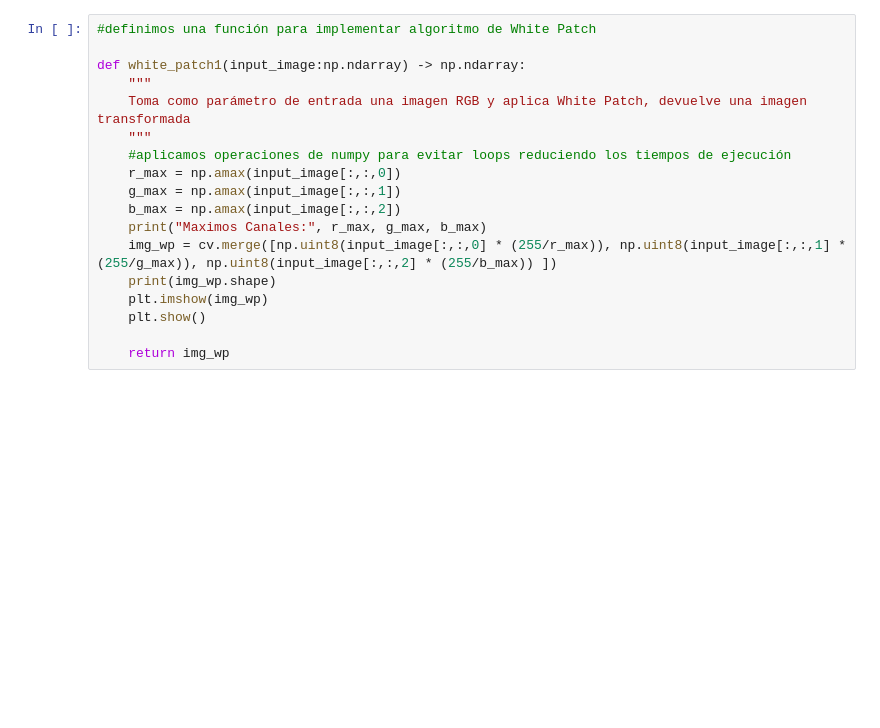
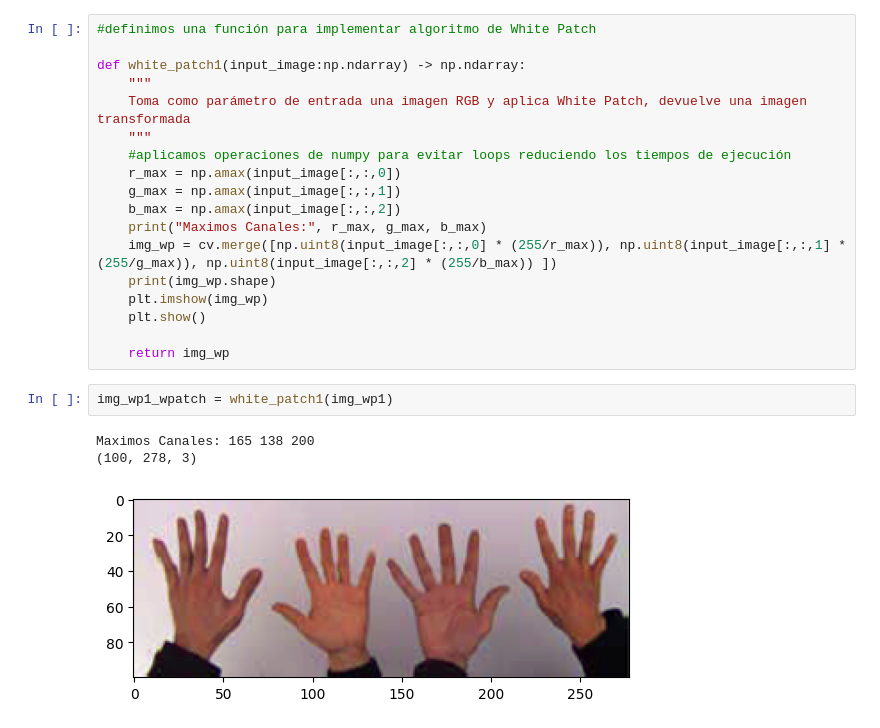
Before and after one commit to Andres-LM/entregas_vp1, a Jupyter notebook: TP1/tp1_parte1_andres_merli.ipynb, the cells around one changed output. Cells and saved outputs as stored; diff of their text form; blank space fills up the shorter version.

```diff
--- a/TP1/tp1_vp1_andres_merli.ipynb
+++ b/TP1/tp1_parte1_andres_merli.ipynb
@@ -130,3 +130,9 @@ def white_patch1(input_image:np.ndarray) -> np.ndarray:
     plt.show()
 
     return img_wp
+# %%
+img_wp1_wpatch = white_patch1(img_wp1)
+# %% [output]
+Maximos Canales: 165 138 200
+(100, 278, 3)
+[figure, added]
```
Also changed, not shown: parts of 18 cells of this notebook.
